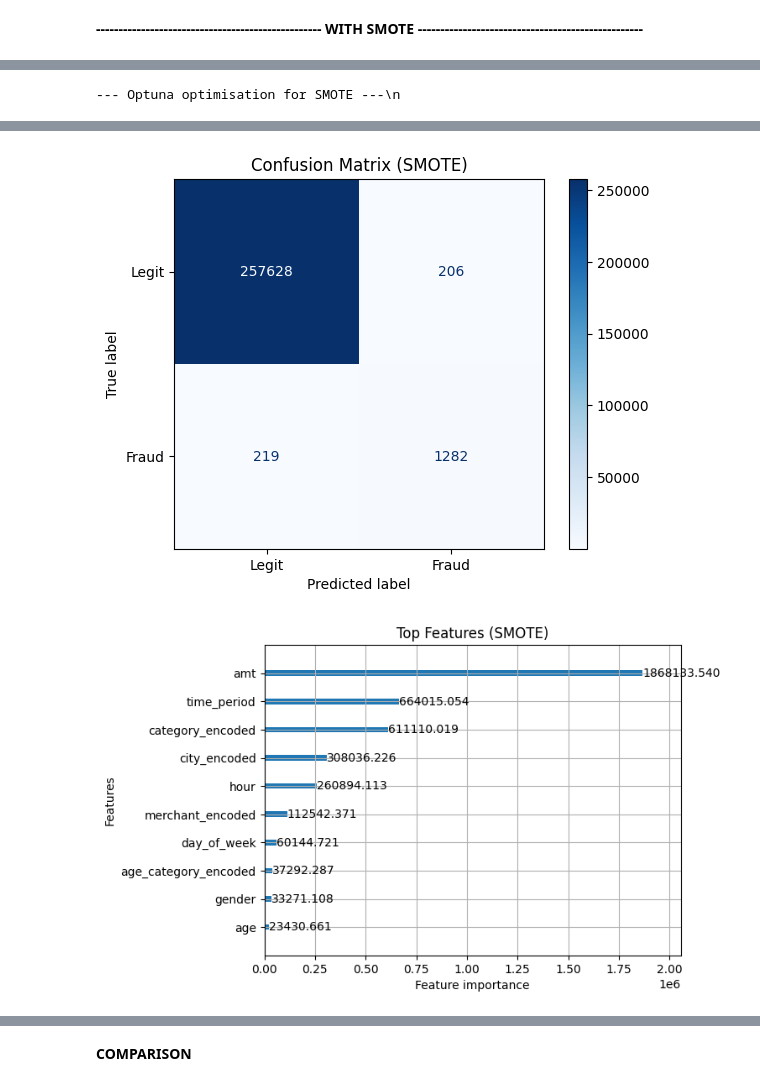
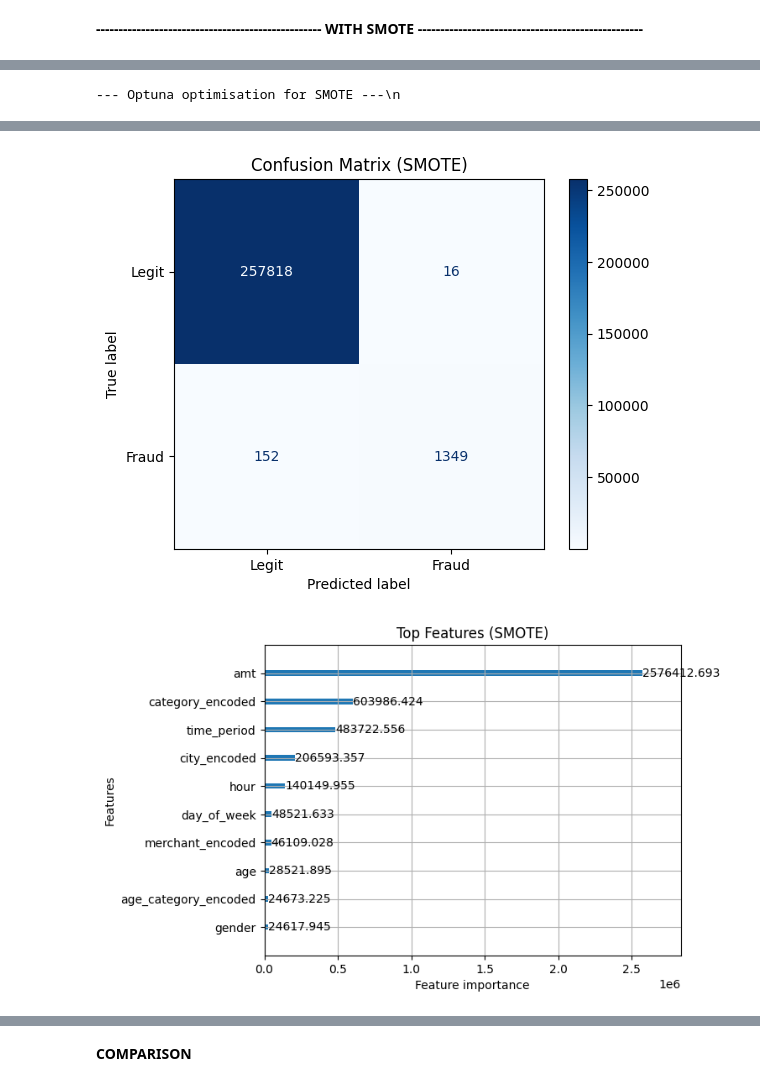
Before and after one commit to Bobibou/Machine-Learnig-for-Cybersecurity---Credit-Card-Fraud-Detection-, a Jupyter notebook: notebooks/LigthGBM.ipynb, the cells around one changed output, grey strips where cells are left out. Cells and saved outputs as stored; diff of their text form; code cells hidden in the pictures.

```diff
--- a/notebooks/LigthGBM.ipynb
+++ b/notebooks/LigthGBM.ipynb
@@ -357,7 +347,7 @@ def objective_smote(trial):
     params = {
         'objective': 'binary',
         'metric': 'binary_logloss',
-        'n_estimators': 50,
+        'n_estimators': 1000,
         'random_state': 42,
         'n_jobs': -1,
         'learning_rate': trial.suggest_float('learning_rate', 0.01, 0.2, log=True),
@@ -398,7 +388,7 @@ for key, value in best_params_smote.items():
 # Optimized SMOTE training
 print("\\n--- SMOTE training with optimized hyperparameters ---")
 lgbm_smote_best = LGBMClassifier(
-    n_estimators=50,
+    n_estimators=1000,
     random_state=42,
     n_jobs=-1,
     **best_params_smote
@@ -447,10 +437,10 @@ PR-AUC:            91.0669 %\n
-[figure, old version]
+[figure, new version]
 # %%
 lgb.plot_importance(lgbm_smote_best, max_num_features=10, importance_type='gain')
 plt.title('Top Features (SMOTE)')
 plt.show()
 # %% [output]
-[figure, old version]
+[figure, new version]
 # %%
 cm = confusion_matrix(y_val, y_pred_smote_best)
 disp = ConfusionMatrixDisplay(confusion_matrix=cm, display_labels=['Legit', 'Fraud'])
```
Also changed, not shown: parts of 10 cells of this notebook.
